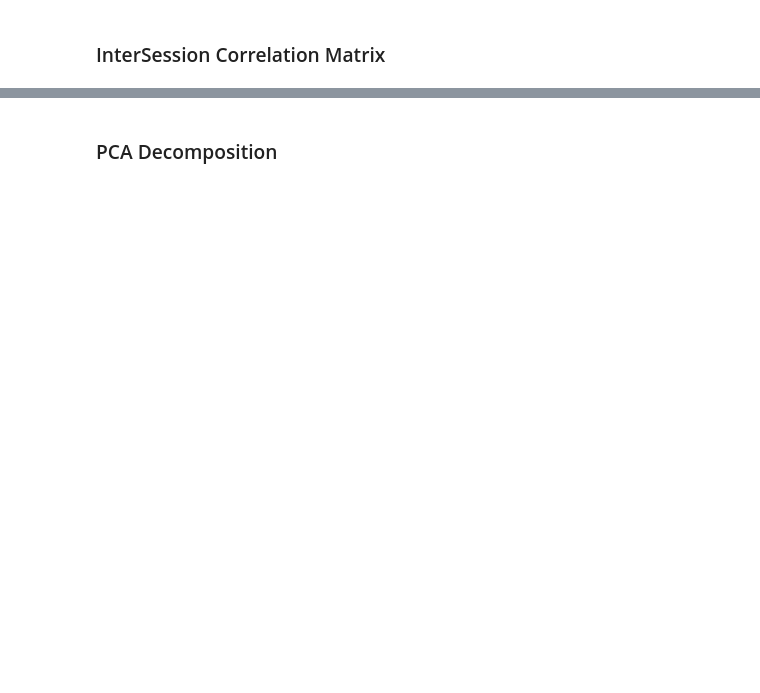
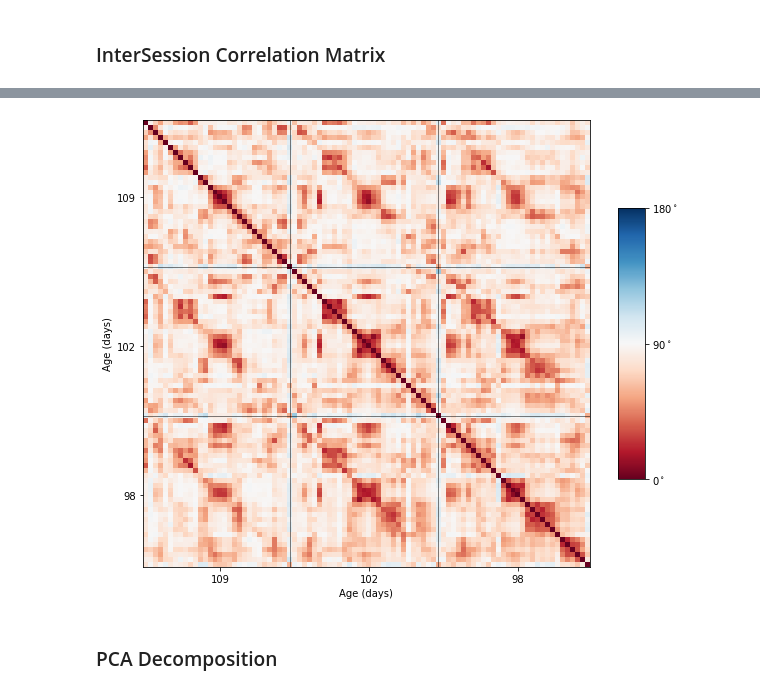
Before and after one commit to sh4r11f/NMA-rep-drift, a Jupyter notebook: harper/aitken_functions.ipynb, the cells around one changed output, grey strips where cells are left out. Cells and saved outputs as stored; diff of their text form; code cells hidden in the pictures; blank space fills up the shorter version.

```diff
--- a/harper/aitken_functions.ipynb
+++ b/harper/aitken_functions.ipynb
@@ -381,3 +425,27 @@ Ages:  [109, 102, 98]
+# %%
+fig, ax = plt.subplots(1, 1, figsize=(10,10))
+
+# c_plot = ax.imshow(across_session_corrs, cmap='RdBu', vmin=-1, vmax=1)
+c_plot = ax.imshow(across_session_angles, cmap='RdBu', vmin=0, vmax=180)
+cbar = plt.colorbar(c_plot, ax=ax, shrink=0.5, ticks=[0, 90, 180], aspect=10)
+cbar.ax.set_yticklabels(['0$^\circ$', '90$^\circ$', '180$^\circ$'])
+n_divs = 30
+
+tick_locs = [n_divs/2 + i*n_divs for i in range(n_sessions)]
+ax.set_xticks(tick_locs)
+ax.set_yticks(tick_locs)
+tick_labels = [str(age) for age in session_ages]
+ax.set_xticklabels(tick_labels)
+ax.set_yticklabels(tick_labels)
+
+ax.set_xlabel('Age (days)')
+ax.set_ylabel('Age (days)')
+
+for session_idx in range(1, n_sessions):
+    ax.axhline((session_idx * n_divs)-1, color='k', linewidth=0.5)
+    ax.axvline((session_idx * n_divs)-1, color='k', linewidth=0.5)
+# %% [output]
+[figure, added]
 # %% [markdown]
 ### PCA Decomposition
 # %%
```
Also changed, not shown: parts of 11 cells of this notebook.
